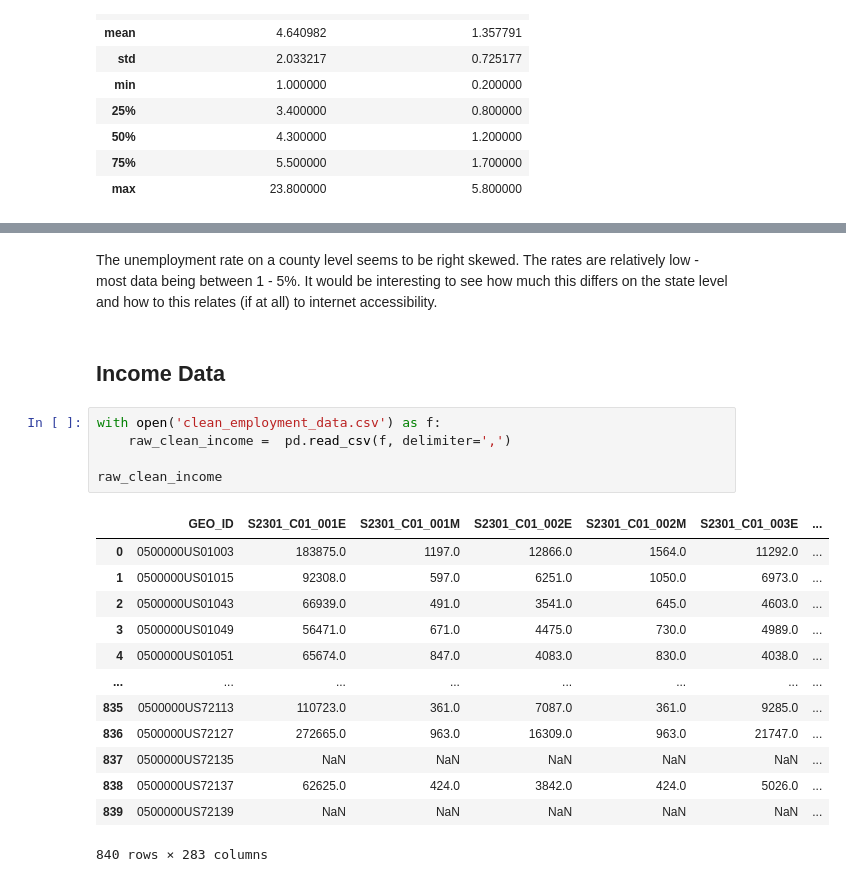
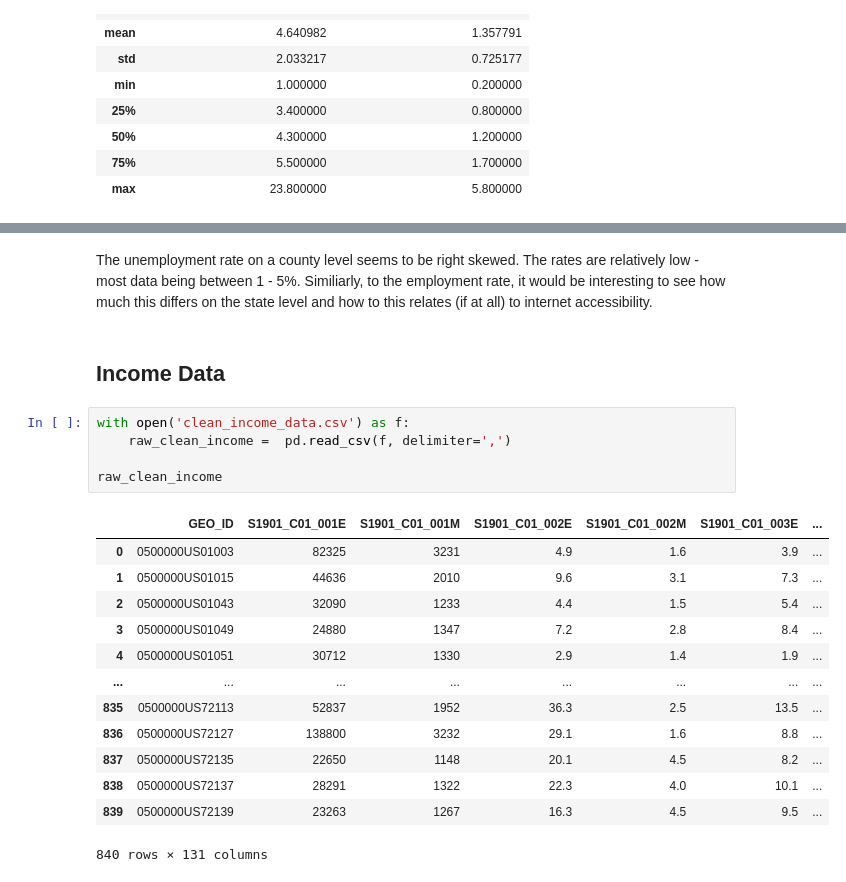
Before and after one commit to mosymns13/DS4A-Team13-Digital-Divide-Project, a Jupyter notebook: Employment and Income EDA.ipynb, the cells around one changed output, grey strips where cells are left out. Cells and saved outputs as stored; diff of their text form.

```diff
--- a/Employment and Income EDA.ipynb
+++ b/Employment and Income EDA.ipynb
@@ -211,23 +217,23 @@ Text(0.5, 0, 'Percent')
 # %% [markdown]
-The unemployment rate on a county level seems to be right skewed. The rates are relatively low - most data being between 1 - 5%. It would be interesting to see how much this differs on the state level and how to this relates (if at all) to internet accessibility.
+The unemployment rate on a county level seems to be right skewed. The rates are relatively low - most data being between 1 - 5%. Similiarly, to the employment rate, it would be interesting to see how much this differs on the state level and how to this relates (if at all) to internet accessibility.
 # %% [markdown]
 ## Income Data
 # %%
-with open('clean_employment_data.csv') as f:
+with open('clean_income_data.csv') as f:
     raw_clean_income =  pd.read_csv(f, delimiter=',')
 
 raw_clean_income
 # %% [output]
-|  | GEO_ID | S2301_C01_001E | S2301_C01_001M | S2301_C01_002E | S2301_C01_002M | S2301_C01_003E | ... |
-| 0 | 0500000US01003 | 183875.0 | 1197.0 | 12866.0 | 1564.0 | 11292.0 | ... |
-| 1 | 0500000US01015 | 92308.0 | 597.0 | 6251.0 | 1050.0 | 6973.0 | ... |
-| 2 | 0500000US01043 | 66939.0 | 491.0 | 3541.0 | 645.0 | 4603.0 | ... |
-| 3 | 0500000US01049 | 56471.0 | 671.0 | 4475.0 | 730.0 | 4989.0 | ... |
-| 4 | 0500000US01051 | 65674.0 | 847.0 | 4083.0 | 830.0 | 4038.0 | ... |
+|  | GEO_ID | S1901_C01_001E | S1901_C01_001M | S1901_C01_002E | S1901_C01_002M | S1901_C01_003E | ... |
+| 0 | 0500000US01003 | 82325 | 3231 | 4.9 | 1.6 | 3.9 | ... |
+| 1 | 0500000US01015 | 44636 | 2010 | 9.6 | 3.1 | 7.3 | ... |
+| 2 | 0500000US01043 | 32090 | 1233 | 4.4 | 1.5 | 5.4 | ... |
+| 3 | 0500000US01049 | 24880 | 1347 | 7.2 | 2.8 | 8.4 | ... |
+| 4 | 0500000US01051 | 30712 | 1330 | 2.9 | 1.4 | 1.9 | ... |
 | ... | ... | ... | ... | ... | ... | ... | ... |
-| 835 | 0500000US72113 | 110723.0 | 361.0 | 7087.0 | 361.0 | 9285.0 | ... |
-| 836 | 0500000US72127 | 272665.0 | 963.0 | 16309.0 | 963.0 | 21747.0 | ... |
-| 837 | 0500000US72135 | NaN | NaN | NaN | NaN | NaN | ... |
-| 838 | 0500000US72137 | 62625.0 | 424.0 | 3842.0 | 424.0 | 5026.0 | ... |
-| 839 | 0500000US72139 | NaN | NaN | NaN | NaN | NaN | ... |
+| 835 | 0500000US72113 | 52837 | 1952 | 36.3 | 2.5 | 13.5 | ... |
+| 836 | 0500000US72127 | 138800 | 3232 | 29.1 | 1.6 | 8.8 | ... |
+| 837 | 0500000US72135 | 22650 | 1148 | 20.1 | 4.5 | 8.2 | ... |
+| 838 | 0500000US72137 | 28291 | 1322 | 22.3 | 4.0 | 10.1 | ... |
+| 839 | 0500000US72139 | 23263 | 1267 | 16.3 | 4.5 | 9.5 | ... |
-840 rows × 283 columns
+840 rows × 131 columns
```
Also changed, not shown: parts of 24 cells of this notebook.
